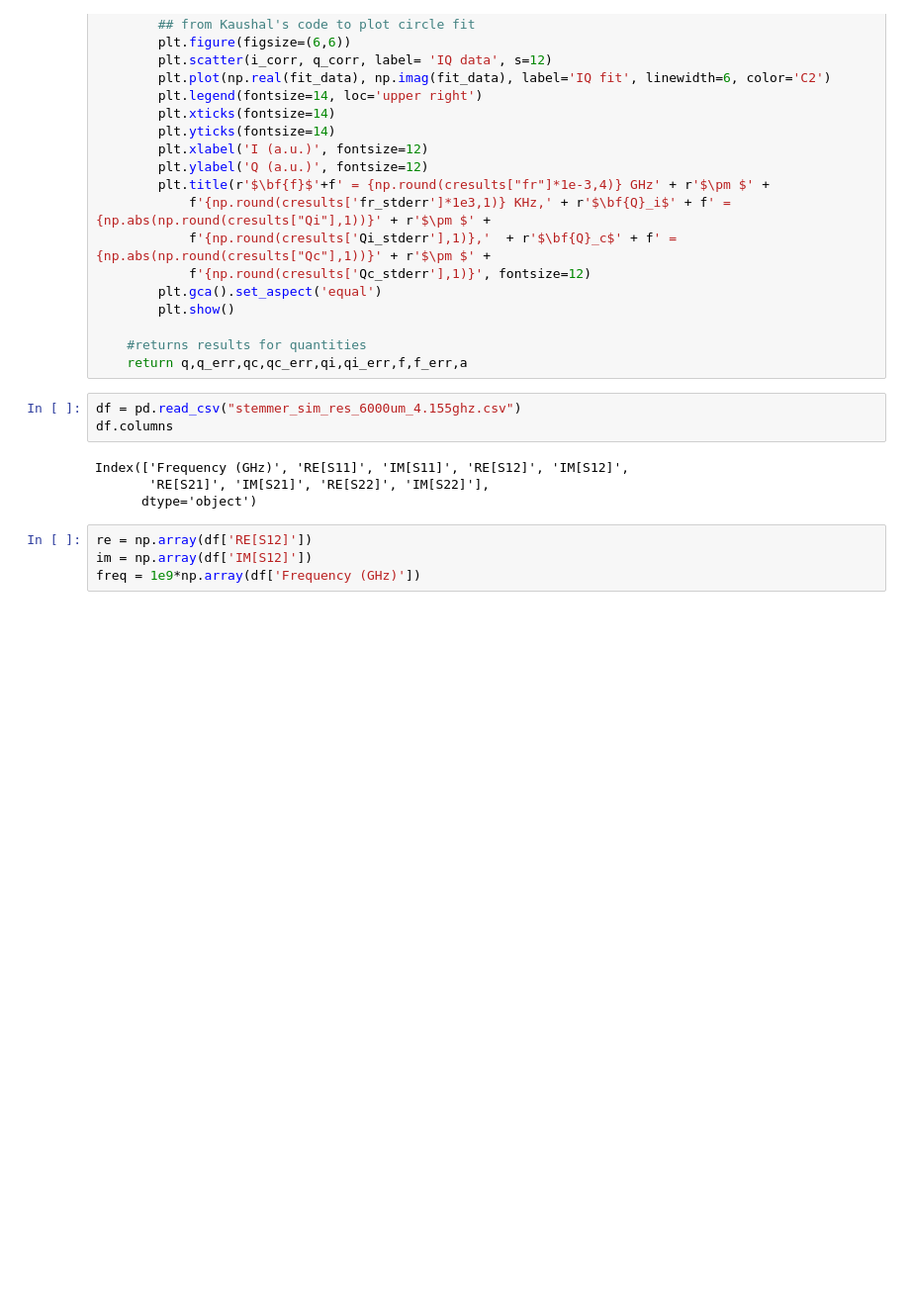
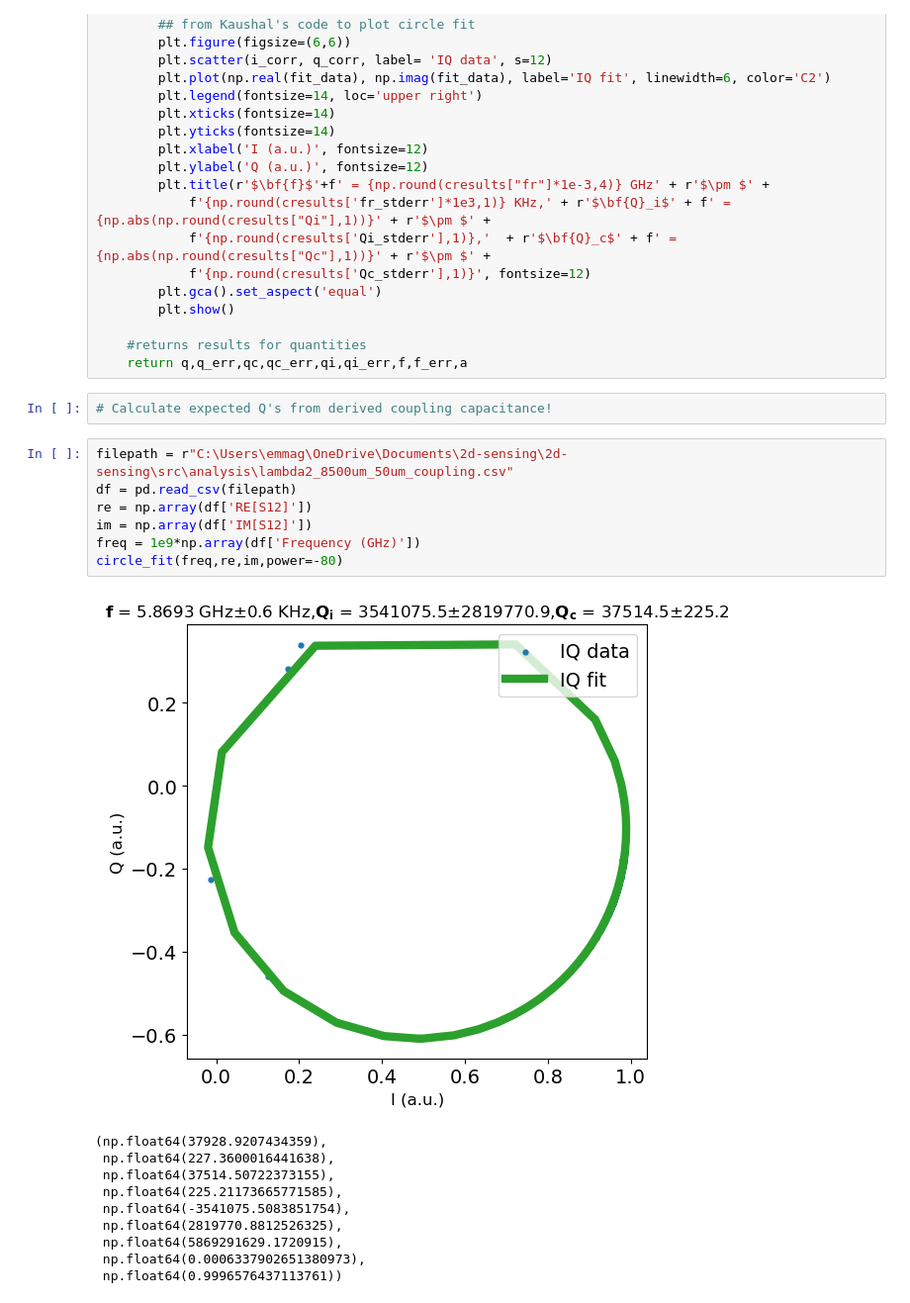
Before and after one commit to eseyetea/2d-sensing, a Jupyter notebook: 2d-sensing/src/analysis/stenner.ipynb, the cells around one changed output. Shown at 99% size. Cells and saved outputs as stored; diff of their text form; blank space fills up the shorter version.

```diff
--- a/2d-sensing/src/analysis/stenner.ipynb
+++ b/2d-sensing/src/analysis/stenner.ipynb
@@ -78,14 +78,23 @@ def circle_fit(freq,re,im,power,plotResults=True):
 
     #returns results for quantities
     return q,q_err,qc,qc_err,qi,qi_err,f,f_err,a
-# %%
-df = pd.read_csv("stemmer_sim_res_6000um_4.155ghz.csv")
-df.columns
-# %% [output]
-Index(['Frequency (GHz)', 'RE[S11]', 'IM[S11]', 'RE[S12]', 'IM[S12]',
-       'RE[S21]', 'IM[S21]', 'RE[S22]', 'IM[S22]'],
-      dtype='object')
+# %%
+# Calculate expected Q's from derived coupling capacitance!
 # %%
+filepath = r"C:\Users\emmag\OneDrive\Documents\2d-sensing\2d-sensing\src\analysis\lambda2_8500um_50um_coupling.csv"
+df = pd.read_csv(filepath)
 re = np.array(df['RE[S12]'])
 im = np.array(df['IM[S12]'])
 freq = 1e9*np.array(df['Frequency (GHz)'])
+circle_fit(freq,re,im,power=-80)
+# %% [output]
+[figure, added]
+(np.float64(37928.9207434359),
+ np.float64(227.3600016441638),
+ np.float64(37514.50722373155),
+ np.float64(225.21173665771585),
+ np.float64(-3541075.5083851754),
+ np.float64(2819770.8812526325),
+ np.float64(5869291629.1720915),
+ np.float64(0.0006337902651380973),
+ np.float64(0.9996576437113761))
```
Also changed, not shown: parts of 7 cells of this notebook, 19 other files.
